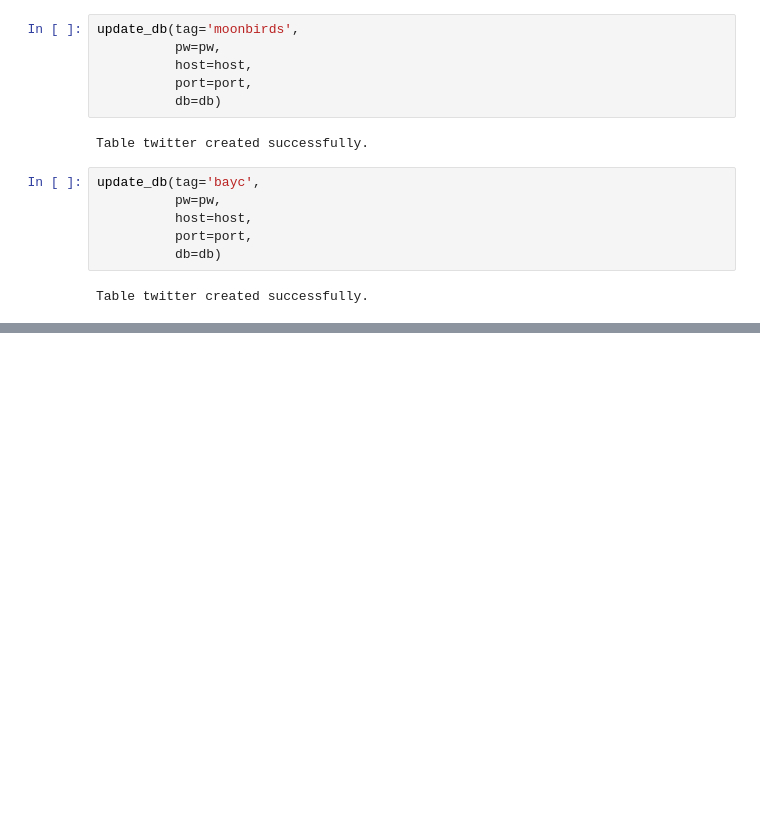
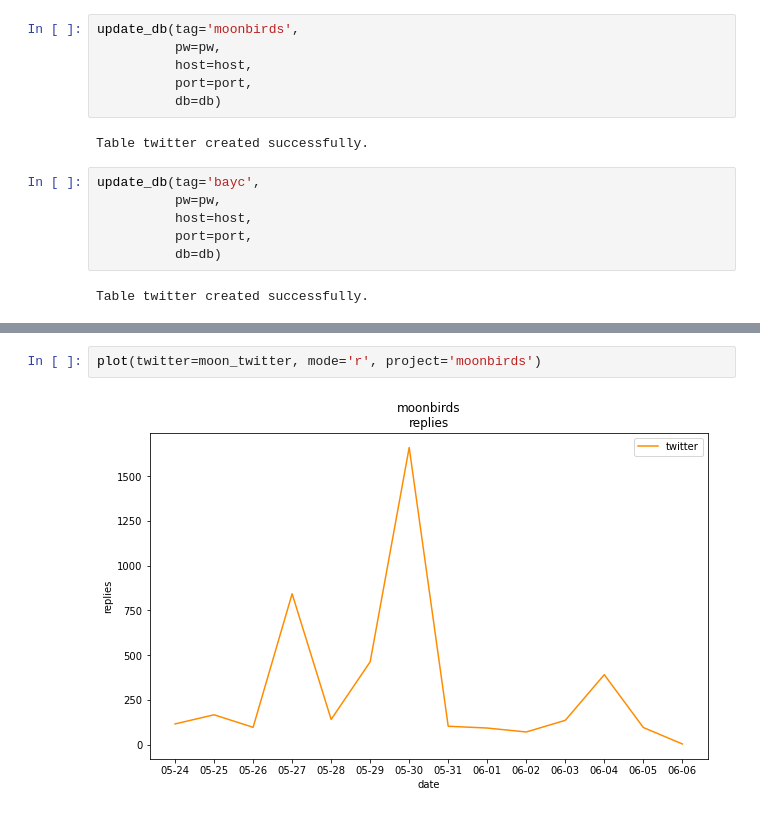
Before and after one commit to bastian1209/bc_2022, a Jupyter notebook: db.ipynb, the cells around one changed output, grey strips where cells are left out. Drawn from its saved outputs; the diff is of its cells as text; blank space fills up the shorter version.

```diff
--- a/db.ipynb
+++ b/db.ipynb
@@ -85,0 +218,4 @@ Table twitter created successfully.
+# %%
+plot(twitter=moon_twitter, mode='r', project='moonbirds')
+# %% [output]
+[figure, added]
```
Also changed, not shown: parts of 22 cells of this notebook.
